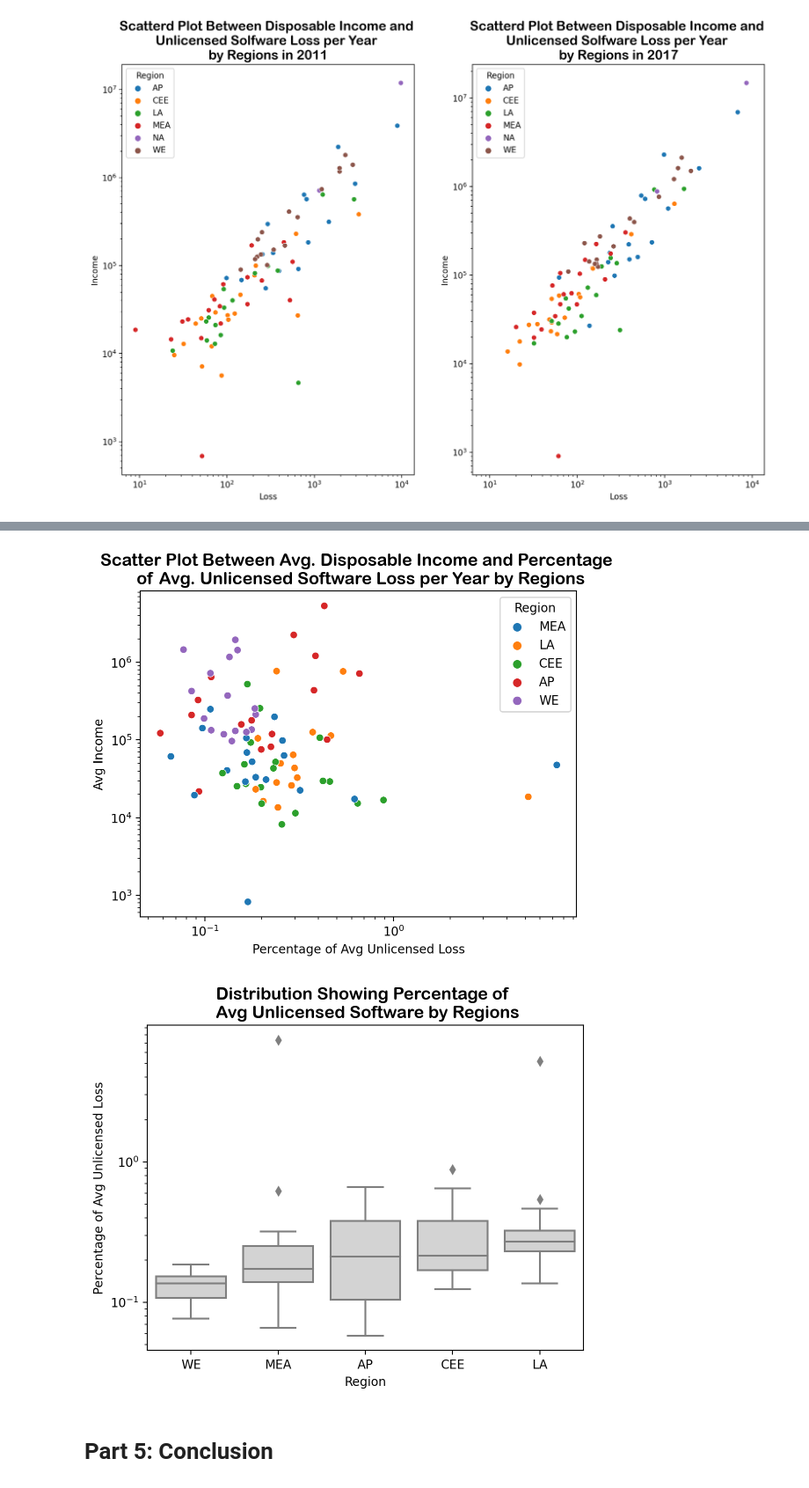
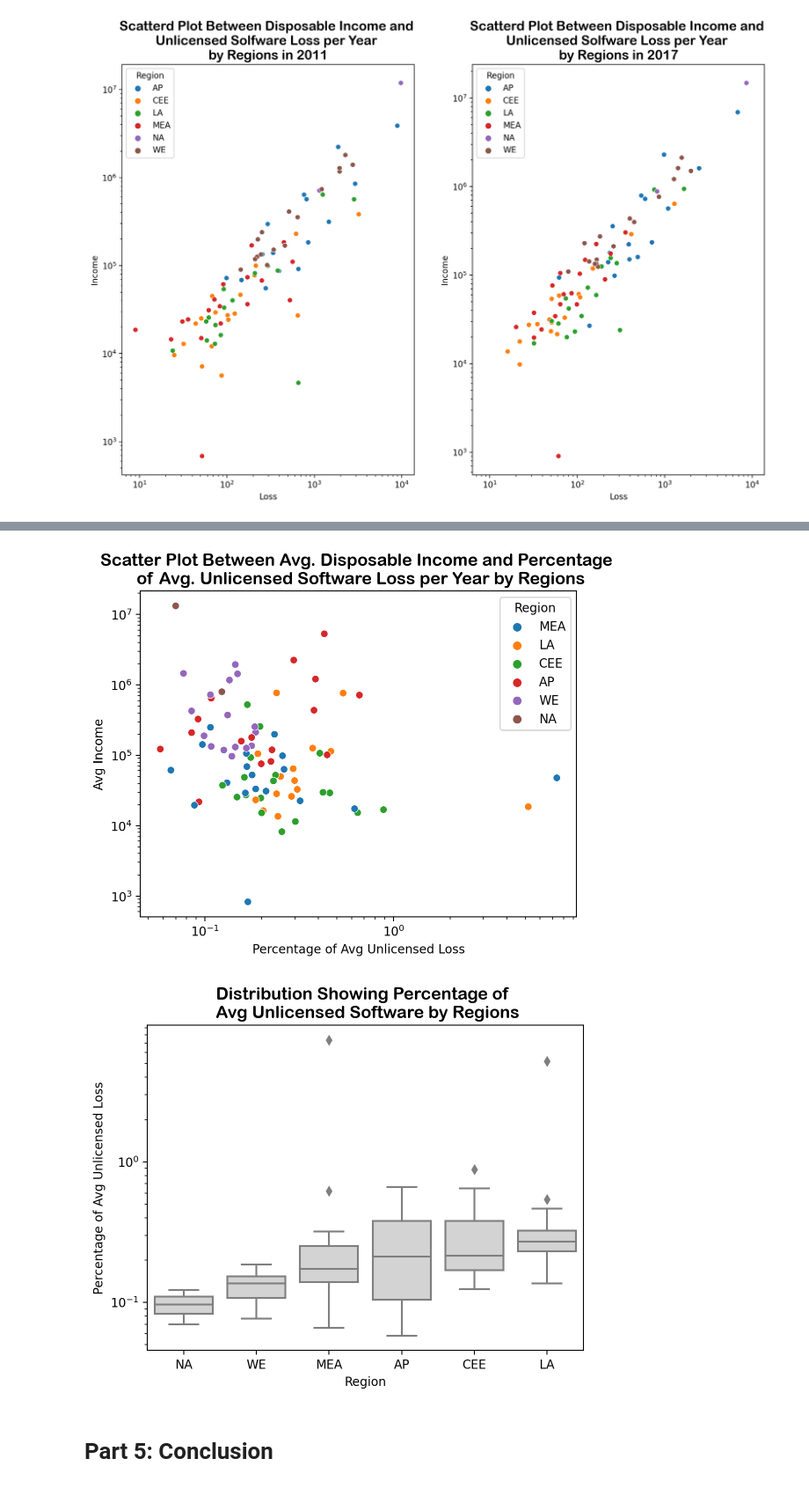
Before and after one commit to purachai-phonwisut/machine_learning_project, a Jupyter notebook: notebook.ipynb, the cells around one changed output, grey strips where cells are left out. Shown at 88% size. Drawn from its saved outputs; the diff is of its cells as text; code cells hidden in the pictures.

```diff
--- a/notebook.ipynb
+++ b/notebook.ipynb
@@ -361,9 +361,10 @@ grid2.set(yscale="log", xscale="log");
 
 ![](https://i.redd.it/y8umtpe09b271.jpg)
 # %%
-df4 = pd.read_csv("https://github.com/purachai-phonwisut/machine_learning_project/raw/main/Data%20cleaned/raw/perct_income_adj.csv")
-df4['percent'] = df4['percent'].str.replace('%', '').astype(float)
-df4
+Income_Loss_avg_percentage = pd.read_csv("https://github.com/purachai-phonwisut/machine_learning_project/raw/main/Data%20cleaned/raw/perct_income_adj.csv")
+Income_Loss_avg_percentage['percent'] = Income_Loss_avg_percentage['percent'].str.replace('%', '').astype(float)
+Income_Loss_avg_percentage.replace({np.nan: "NA"}, inplace=True)
+Income_Loss_avg_percentage
 # %% [output]
 |  | Country | Region | percent | avg income |
 | 0 | Lebanon | MEA | 7.355 | 4.768763e+04 |
@@ -379,22 +380,22 @@ df4
 | 85 | Japan | AP | 0.058 | 1.224399e+05 |
 86 rows × 4 columns
 # %%
-sns.scatterplot(x="percent", y="avg income",data=df4,
+sns.scatterplot(x="percent", y="avg income",data=Income_Loss_avg_percentage,
                 hue = 'Region').set(yscale="log", xscale="log")
 plt.ylabel("Avg Income")
 plt.xlabel("Percentage of Avg Unlicensed Loss")
 plt.title("Scatter Plot Between Avg. Disposable Income and Percentage \n of Avg. Unlicensed Software Loss per Year by Regions",
           fontsize=14, fontname='Arial Rounded MT Bold');
 # %% [output]
-[figure, old version]
+[figure, new version]
 # %%
-sorted_mean = df4.groupby('Region')['percent'].median().sort_values().index
-sns.boxplot(x = 'Region', y = 'percent', data = df4, order = sorted_mean,
+sorted_mean = Income_Loss_avg_percentage.groupby('Region')['percent'].median().sort_values().index
+sns.boxplot(x = 'Region', y = 'percent', data = Income_Loss_avg_percentage, order = sorted_mean,
             color='lightgray').set(yscale="log")
 plt.ylabel("Percentage of Avg Unlicensed Loss")
 plt.title("Distribution Showing Percentage of \n Avg Unlicensed Software by Regions",
           fontsize=14, fontname='Arial Rounded MT Bold');
 # %% [output]
-[figure, old version]
+[figure, new version]
 # %% [markdown]
 # Part 5: Conclusion
```
Also changed, not shown: parts of 16 cells of this notebook.
